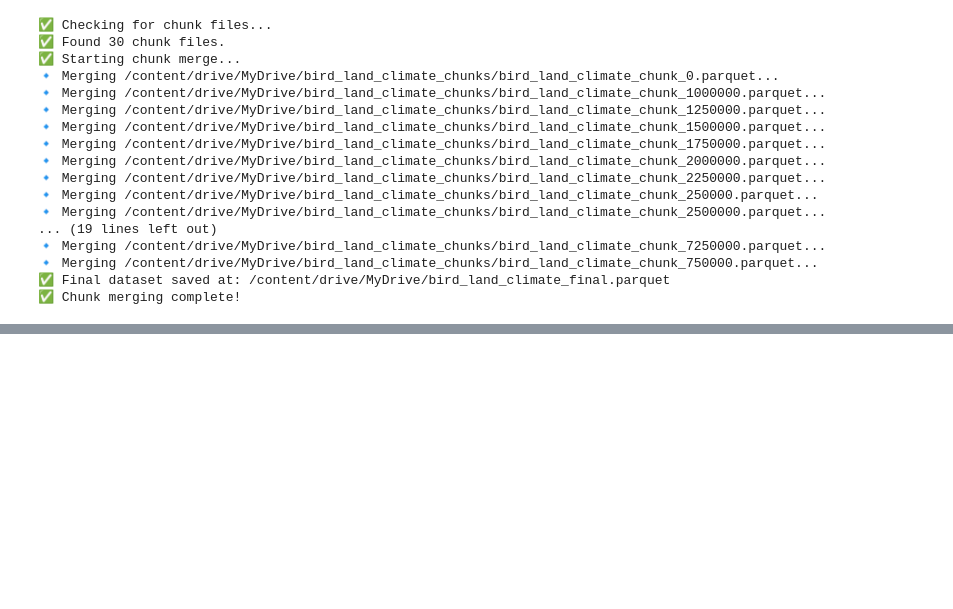
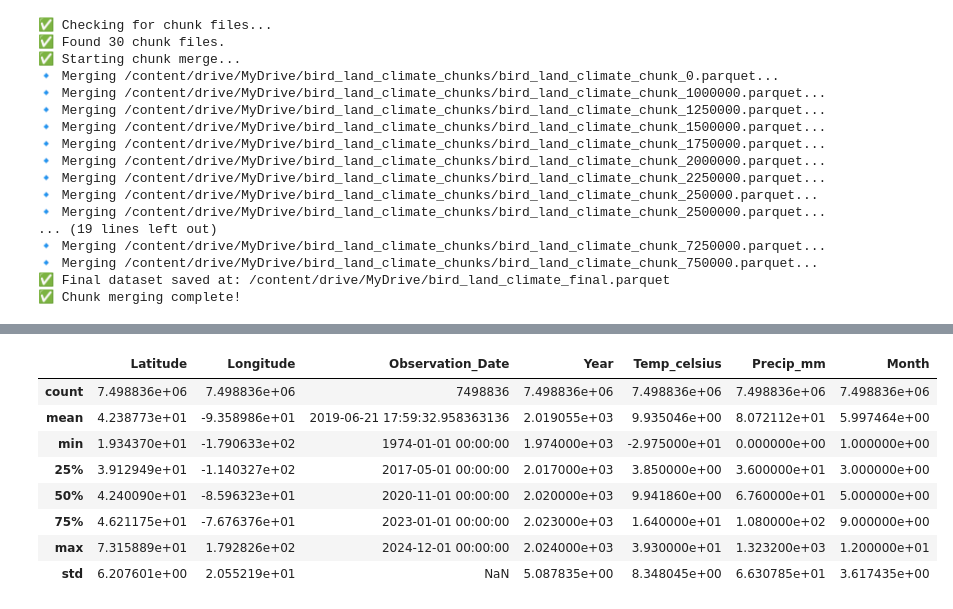
Before and after one commit to DajanaSanchez/BirdMigrationClimateAnalysis, a Jupyter notebook: bird_land_climate_merge.ipynb, the cells around one changed output, grey strips where cells are left out. Drawn from its saved outputs; the diff is of its cells as text; code cells hidden in the pictures; blank space fills up the shorter version.

```diff
--- a/bird_land_climate_merge.ipynb
+++ b/bird_land_climate_merge.ipynb
@@ -398,0 +494,12 @@ df.to_parquet("/content/drive/MyDrive/final_merged_dataset.parquet")
+# %%
+df.describe()
+# %% [output]
+|  | Latitude | Longitude | Observation_Date | Year | Temp_celsius | Precip_mm | Month |
+| count | 7.498836e+06 | 7.498836e+06 | 7498836 | 7.498836e+06 | 7.498836e+06 | 7.498836e+06 | 7.498836e+06 |
+| mean | 4.238773e+01 | -9.358986e+01 | 2019-06-21 17:59:32.958363136 | 2.019055e+03 | 9.935046e+00 | 8.072112e+01 | 5.997464e+00 |
+| min | 1.934370e+01 | -1.790633e+02 | 1974-01-01 00:00:00 | 1.974000e+03 | -2.975000e+01 | 0.000000e+00 | 1.000000e+00 |
+| 25% | 3.912949e+01 | -1.140327e+02 | 2017-05-01 00:00:00 | 2.017000e+03 | 3.850000e+00 | 3.600000e+01 | 3.000000e+00 |
+| 50% | 4.240090e+01 | -8.596323e+01 | 2020-11-01 00:00:00 | 2.020000e+03 | 9.941860e+00 | 6.760000e+01 | 5.000000e+00 |
+| 75% | 4.621175e+01 | -7.676376e+01 | 2023-01-01 00:00:00 | 2.023000e+03 | 1.640000e+01 | 1.080000e+02 | 9.000000e+00 |
+| max | 7.315889e+01 | 1.792826e+02 | 2024-12-01 00:00:00 | 2.024000e+03 | 3.930000e+01 | 1.323200e+03 | 1.200000e+01 |
+| std | 6.207601e+00 | 2.055219e+01 | NaN | 5.087835e+00 | 8.348045e+00 | 6.630785e+01 | 3.617435e+00 |
```
Also changed, not shown: parts of 17 cells of this notebook.
